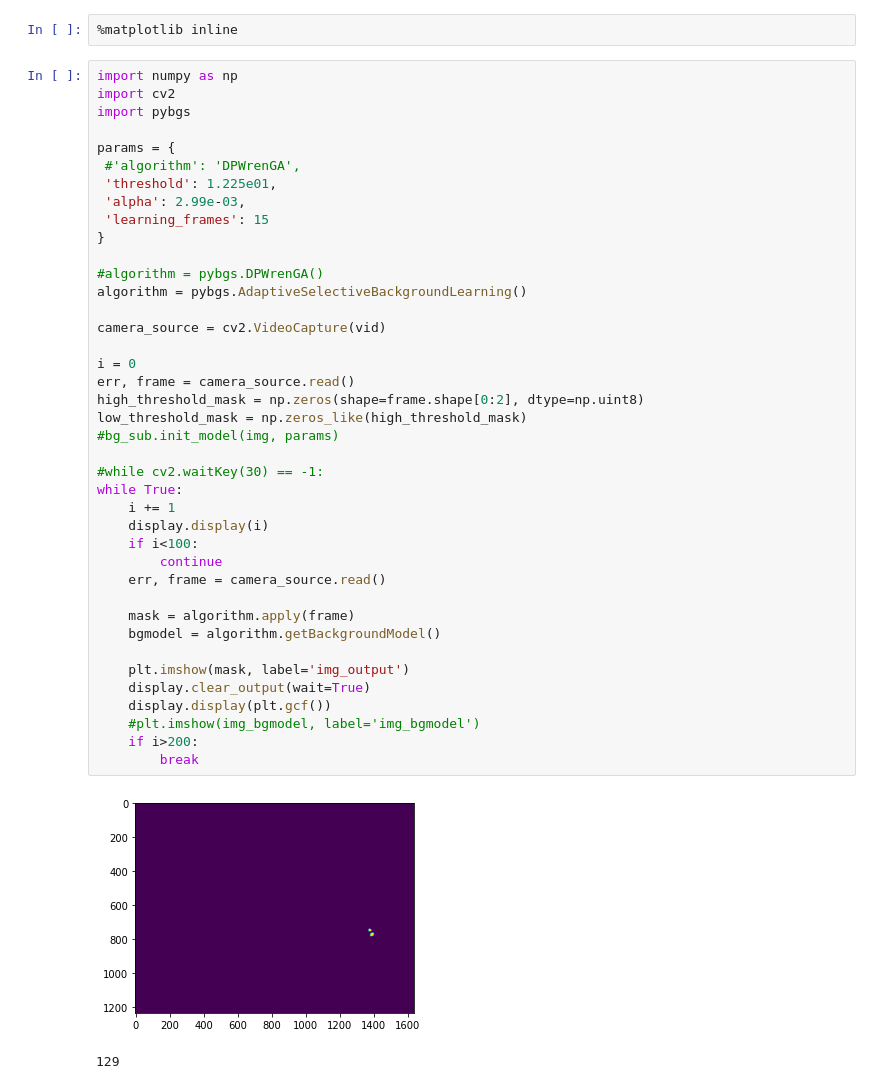
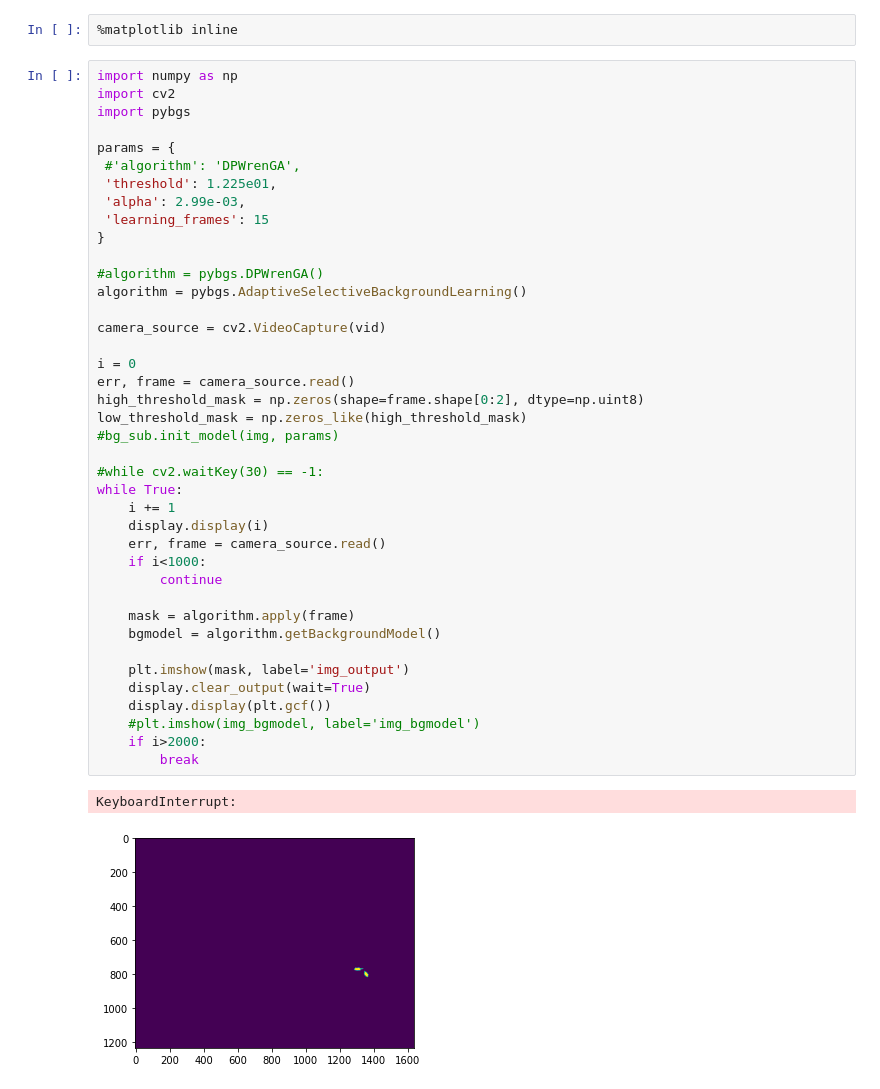
Before and after one commit to jnj16180340/Rodentia, a Jupyter notebook: Rodentia.ipynb, the cells around one changed output. Drawn from its saved outputs; the diff is of its cells as text.

```diff
--- a/Rodentia.ipynb
+++ b/Rodentia.ipynb
@@ -42,38 +42,38 @@ params = {
  'alpha': 2.99e-03,
  'learning_frames': 15
 }
 
 #algorithm = pybgs.DPWrenGA()
 algorithm = pybgs.AdaptiveSelectiveBackgroundLearning()
 
 camera_source = cv2.VideoCapture(vid)
 
 i = 0
 err, frame = camera_source.read()
 high_threshold_mask = np.zeros(shape=frame.shape[0:2], dtype=np.uint8)
 low_threshold_mask = np.zeros_like(high_threshold_mask)
 #bg_sub.init_model(img, params)
 
 #while cv2.waitKey(30) == -1:
 while True:
     i += 1
     display.display(i)
-    if i<100:
+    err, frame = camera_source.read()
+    if i<1000:
         continue
-    err, frame = camera_source.read()
 
     mask = algorithm.apply(frame)
     bgmodel = algorithm.getBackgroundModel()
 
     plt.imshow(mask, label='img_output')
     display.clear_output(wait=True)
     display.display(plt.gcf())
     #plt.imshow(img_bgmodel, label='img_bgmodel')
-    if i>200:
+    if i>2000:
         break
 # %% [output]
+KeyboardInterrupt:
-[figure, old version]
+[figure, new version]
-129
 # %%
 # HOW TO APPLY A MASK
 colored=frame.copy()
```
Also changed, not shown: parts of 2 cells of this notebook.
